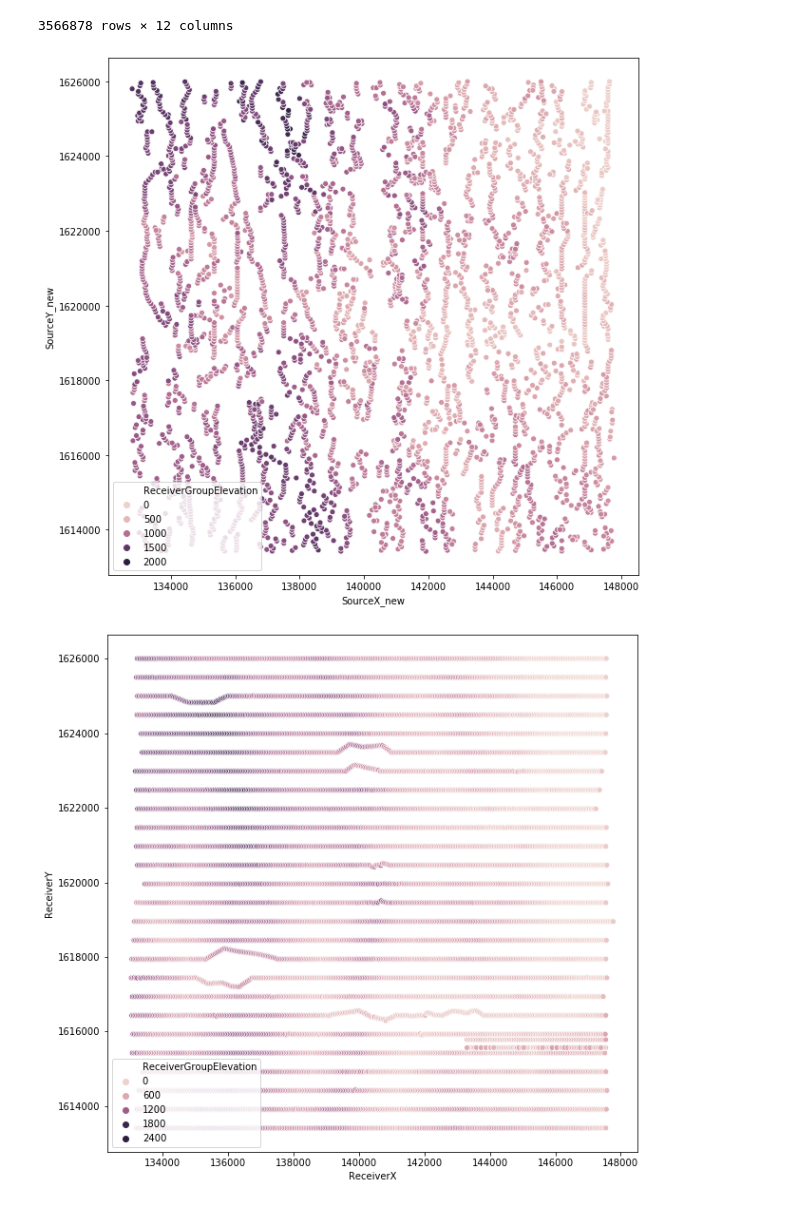
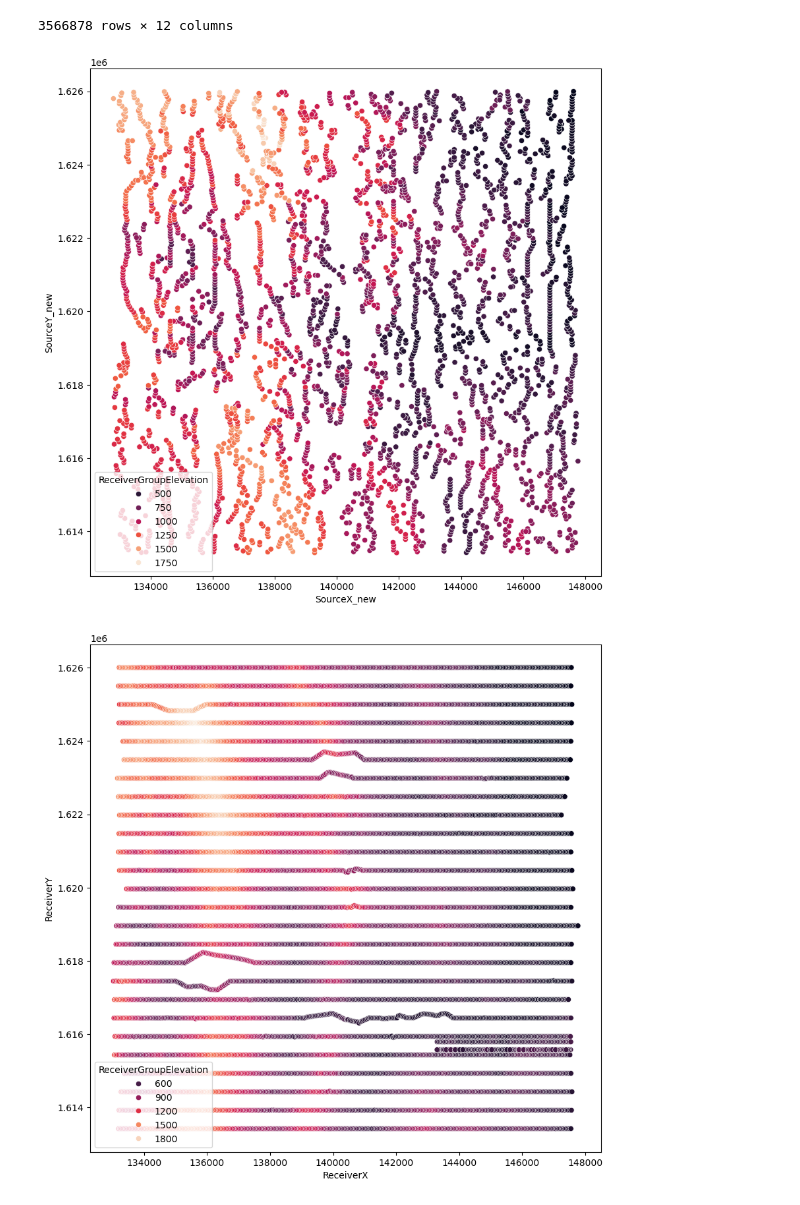
Before and after one commit to Ivanjav/SW_Inversion_3D_Data, a Jupyter notebook: Ajuste_Coordenadas.ipynb, the cells around one changed output. Drawn from its saved outputs; the diff is of its cells as text; code cells hidden in the pictures.

```diff
--- a/Ajuste_Coordenadas.ipynb
+++ b/Ajuste_Coordenadas.ipynb
@@ -102,16 +111,16 @@ sou_rec_pos
 3566878 rows × 12 columns
 # %%
 sou_pos_ele=sou_rec_pos.drop_duplicates(subset=['SourceX_new','SourceY_new'])
-sns.scatterplot(data=sou_pos_ele, x="SourceX_new", y="SourceY_new", hue="ReceiverGroupElevation")
+sns.scatterplot(data=sou_pos_ele, x="SourceX_new", y="SourceY_new", hue="ReceiverGroupElevation",palette='rocket')
 plt.show()
 # %% [output]
-[figure, old version]
+[figure, new version]
 # %%
 rec_pos_ele=sou_rec_pos.drop_duplicates(subset=['ReceiverX','ReceiverY'])
-sns.scatterplot(data=rec_pos_ele, x="ReceiverX", y="ReceiverY", hue="ReceiverGroupElevation")
+sns.scatterplot(data=rec_pos_ele, x="ReceiverX", y="ReceiverY", hue="ReceiverGroupElevation",palette='rocket')
 plt.show()
 # %% [output]
-[figure, old version]
+[figure, new version]
 # %%
 x=rec_pos_ele['ReceiverX'].to_numpy().astype('f')
 y=rec_pos_ele['ReceiverY'].to_numpy().astype('f')
```
Also changed, not shown: parts of 8 cells of this notebook, 2 other files.
